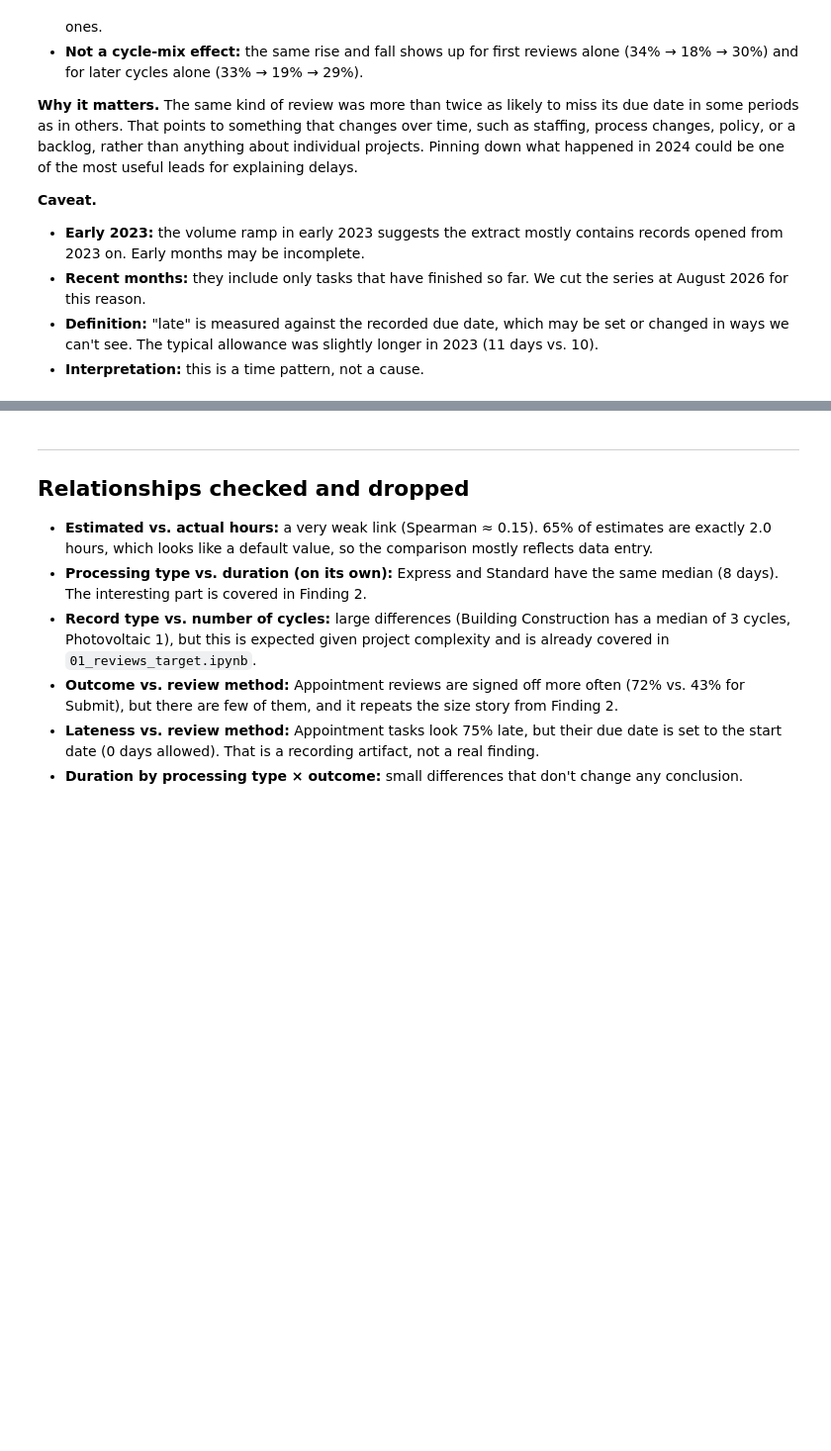
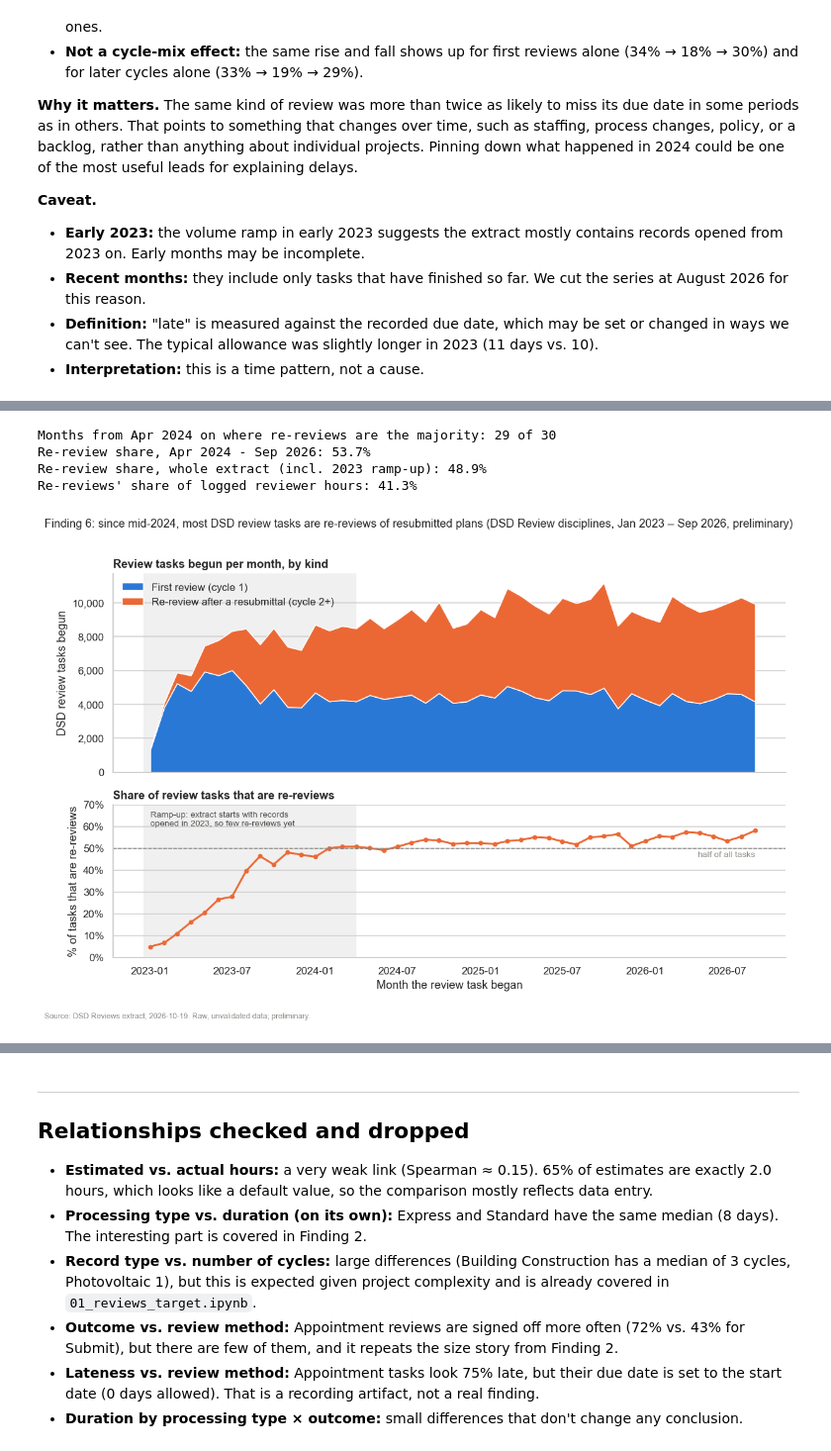
Before and after one commit to shantguedekelian/DSD_Capstone, a Jupyter notebook: notebooks/reviews_eda.ipynb, the cells around one changed output, grey strips where cells are left out. Shown at 99% size. Cells and saved outputs as stored; diff of their text form; code cells hidden in the pictures; blank space fills up the shorter version.

Commit message:
added another figure of proportion of tasks

```diff
--- a/notebooks/reviews_eda.ipynb
+++ b/notebooks/reviews_eda.ipynb
@@ -580,0 +589,16 @@ pd.DataFrame({
+# %%
+LAST_VOLUME_MONTH = pd.Period("2026-09", freq="M")
+
+vol = df[df["DISCIPLINE_CATEGORY"] == "DSD Review"].copy()
+vol["re_review"] = vol["DISCIPLINE_CYCLE_NUMBER"] >= 2
+vol["month"] = vol["BEGIN_DATE"].dt.to_period("M")
+vol = vol[vol["month"] <= LAST_VOLUME_MONTH]
+
+# Check the cycle-number definition against the status that opened the task
+print(pd.crosstab(vol["re_review"], vol["TASK_STATUS_BEGIN"]), "\n")
+
+kind = vol.groupby(["month", "re_review"]).size().unstack().rename(columns={False: "first_review", True: "re_review"})
+kind["pct_re_review"] = kind["re_review"] / (kind["first_review"] + kind["re_review"]) * 100
+
+print("Share of DSD review tasks that are re-reviews, by year:")
+print(vol.groupby(vol["BEGIN_DATE"].dt.year)["re_review"].mean().mul(100).round(1))
@@ -580,0 +618,53 @@ pd.DataFrame({
+# %%
+# The extract only holds records opened from Jan 2023, so re-reviews take time to build up
+steady = kind[kind.index >= pd.Period("2024-04", freq="M")]
+print(f"Months from Apr 2024 on where re-reviews are the majority: {(steady['pct_re_review'] > 50).sum()} of {len(steady)}")
+print(f"Re-review share, Apr 2024 - Sep 2026: {steady['re_review'].sum() / steady[['first_review', 're_review']].sum().sum():.1%}")
+print(f"Re-review share, whole extract (incl. 2023 ramp-up): {vol['re_review'].mean():.1%}")
+
+# Re-reviews are shorter, so their share of logged hours is lower than their share of tasks
+logged = vol[vol["TASK_HOURS_ACTUAL_END"] > 0]
+hours_share = logged.loc[logged["re_review"], "TASK_HOURS_ACTUAL_END"].sum() / logged["TASK_HOURS_ACTUAL_END"].sum()
+print(f"Re-reviews' share of logged reviewer hours: {hours_share:.1%}")
+# %% [output]
+Months from Apr 2024 on where re-reviews are the majority: 29 of 30
+Re-review share, Apr 2024 - Sep 2026: 53.7%
+Re-review share, whole extract (incl. 2023 ramp-up): 48.9%
+Re-reviews' share of logged reviewer hours: 41.3%
+# %%
+x = kind.index.to_timestamp()
+ramp_end = pd.Timestamp("2024-04-01")
+
+fig, (ax1, ax2) = plt.subplots(2, 1, figsize=(11, 7), sharex=True, gridspec_kw={"height_ratios": [1.3, 1]})
+
+ax1.stackplot(x, kind["first_review"], kind["re_review"], colors=[BLUE, ORANGE], zorder=2,
+              edgecolor="white", linewidth=1, labels=["First review (cycle 1)", "Re-review after a resubmittal (cycle 2+)"])
+ax1.set_ylabel("DSD review tasks begun")
+ax1.set_ylim(0, None)
+ax1.yaxis.set_major_formatter(mticker.FuncFormatter(lambda v, _: f"{v:,.0f}"))
+ax1.set_title("Review tasks begun per month, by kind")
+ax1.legend(frameon=False, loc="upper left")
+
+ax2.plot(x, kind["pct_re_review"], color=ORANGE, linewidth=2, marker="o", markersize=4)
+ax2.axhline(50, color=GRAY, linestyle="--", linewidth=1)
+ax2.text(x[-1], 48.5, "half of all tasks", color=GRAY, ha="right", va="top", fontsize=9)
+ax2.set_ylim(0, 70)
+ax2.yaxis.set_major_formatter(mticker.PercentFormatter())
+ax2.set_ylabel("% of tasks that are re-reviews")
+ax2.set_xlabel("Month the review task began")
+ax2.set_title("Share of review tasks that are re-reviews")
+
+# Grey out the ramp-up period on both panels so it isn't read as a real trend
+for ax in (ax1, ax2):
+    ax.axvspan(x[0] - pd.Timedelta(days=15), ramp_end, color=GRAY, alpha=0.12, linewidth=0, zorder=0)
+    ax.grid(axis="x", visible=False)
+ax2.text(x[0], 67, "Ramp-up: extract starts with records\nopened in 2023, so few re-reviews yet",
+         color="#52514e", fontsize=9, ha="left", va="top")
+
+fig.suptitle("Finding 6: since mid-2024, most DSD review tasks are re-reviews of resubmitted plans "
+             "(DSD Review disciplines, Jan 2023 – Sep 2026, preliminary)", x=0, ha="left", y=1.01, fontsize=12)
+fig.tight_layout()
+save(fig, "06_first_vs_re_review_volume.png")
+plt.show()
+# %% [output]
+[figure, added]
```
Also changed, not shown: parts of 5 cells of this notebook, 2 other files.
